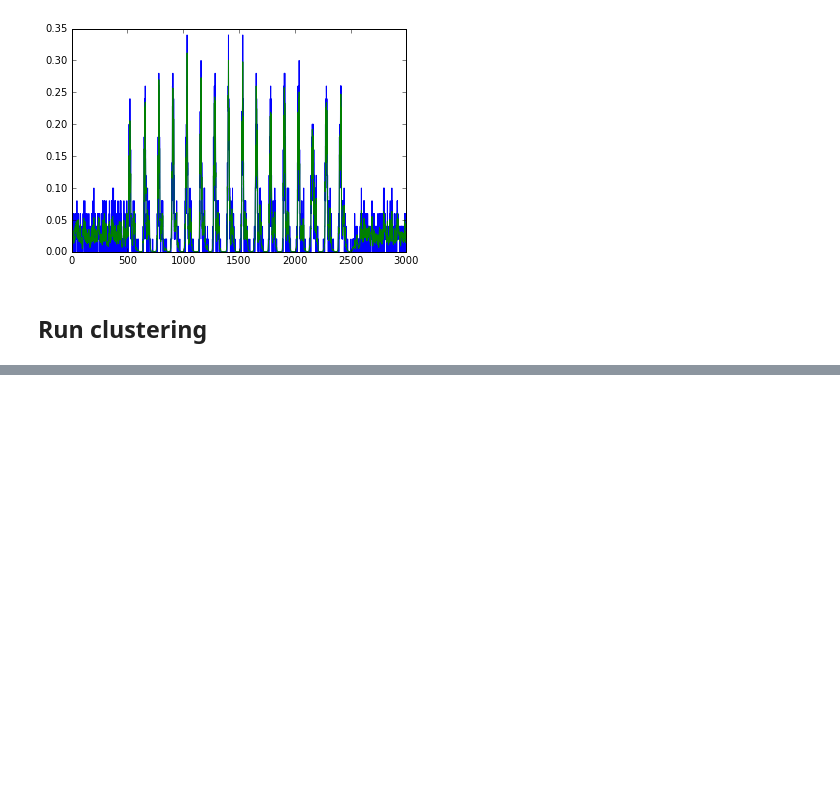
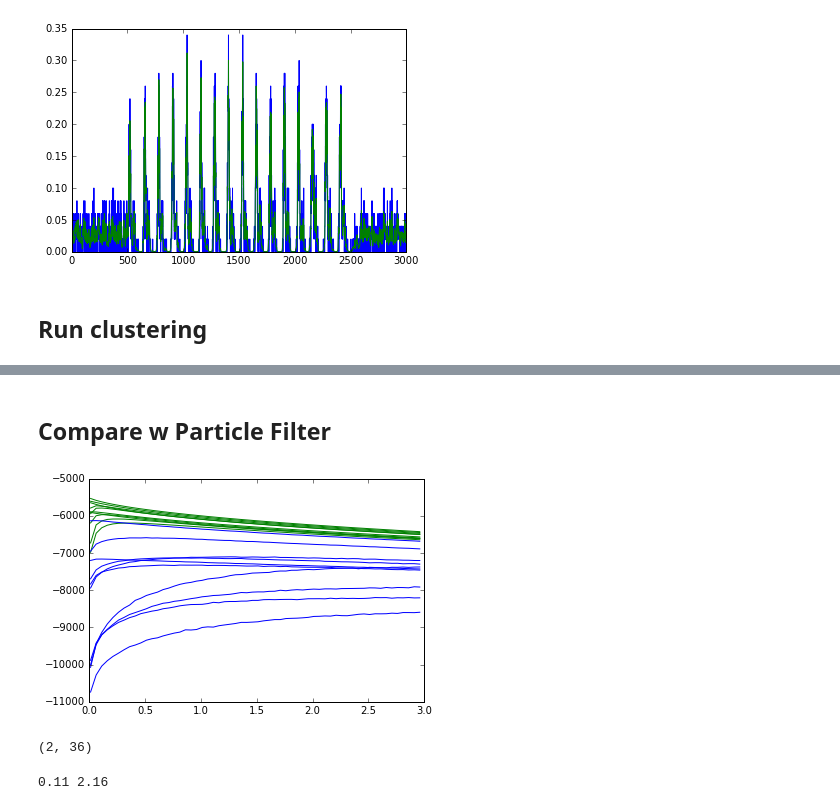
Before and after one commit to lciti/SEAS2016, a Jupyter notebook: ClusteringKalmanBasedOnSigma2e.ipynb, the cells around one changed output, grey strips where cells are left out. Saved outputs shown, nothing was run; the diff lists cells and outputs as text; code cells hidden in the pictures; blank space fills up the shorter version.

```diff
--- a/ClusteringKalmanBasedOnSigma2e.ipynb
+++ b/ClusteringKalmanBasedOnSigma2e.ipynb
@@ -298,0 +329,37 @@ plot(x_map)
+# %% [markdown]
+## Compare w Particle Filter
+# %%
+numcells = 20 # number of cells
+numsigs = len(s2e) # number of values of sigma
+numsmcs = 10 # number of smc steps ran by Pierre
+
+# load up sigma file
+#sig2s = pd.read_csv('r_thetas.csv')
+#sig2mat = sig2s['x'].values.reshape(numsigs,numsmcs)
+
+# build a dicitionary with 20 keys to store the data for each neuron
+# value are matrices w the likelihood data
+
+llhd = {}
+llhdmean = zeros((numcells,numsigs))
+for i in range(numcells):
+    llhd[i] = pd.read_csv('./R_Results_Gaussian/row_%d_ll_gaussian.csv' % i)['x'].values.reshape(numsigs,numsmcs)
+    llhdmean[i] = mean(llhd[i],axis=1)
+    #print llhddict[i].shape
+
+# plot the mofos
+for i in range(numcells):
+    if i < 10:
+        plot(s2e,llhdmean[i],'g')
+    else:
+        plot(s2e,llhdmean[i],'b')
+# %% [output]
+[figure, added]
+# %%
+print unravel_index(np.argmax(loglik_s1_s2),loglik_s1_s2.shape)
+# %% [output]
+(2, 36)
+# %%
+print s2e[2], s2e[43]
+# %% [output]
+0.11 2.16
```
Also changed, not shown: parts of 16 cells of this notebook.
